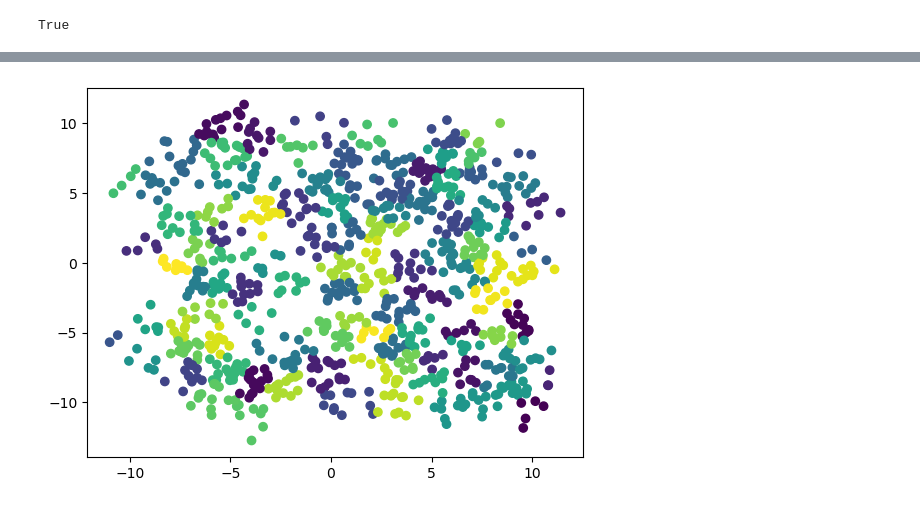
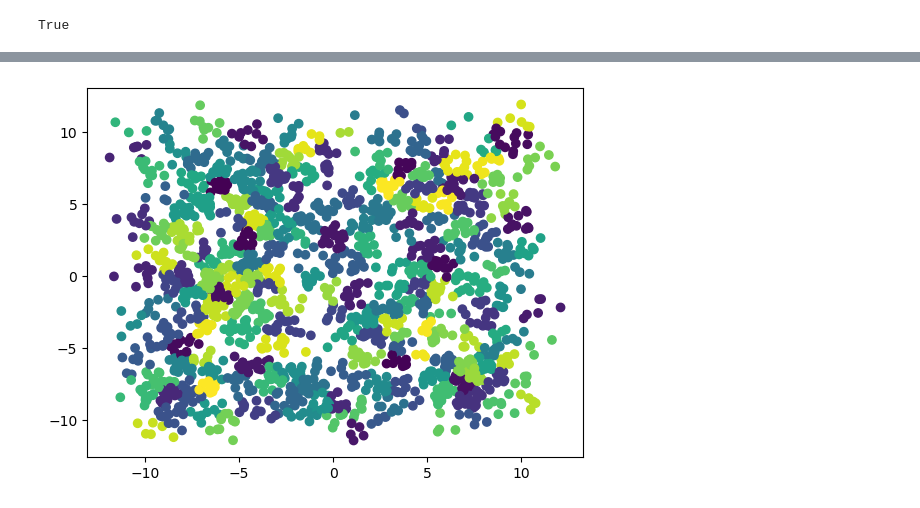
Before and after one commit to bauxn/kernel-kmeans, a Jupyter notebook: demo.ipynb, the cells around one changed output, grey strips where cells are left out. Cells and saved outputs as stored; diff of their text form; code cells hidden in the pictures.

```diff
--- a/demo.ipynb
+++ b/demo.ipynb
@@ -778,8 +755,8 @@ seed = 0
 tol = 1e-4
 inits= 3
 initmethod = "kmeans++"
-kkml =  KKMeans(n_clusters = n_c, verbose = True, init =initmethod, kernel = "linear", seed=seed, tol=tol, n_init=inits, q_metric="inertia", algorithm="lloyd")
-kkme =  KKMeans(n_clusters = n_c, verbose = True, init =initmethod, kernel = "linear", seed=seed, tol=tol, n_init=inits, q_metric="inertia", algorithm="elkan")
+kkml =  KKMeans(n_clusters = n_c, verbose = True, init =initmethod, kernel = "linear", rng=seed, tol=tol, n_init=inits, q_metric="inertia", algorithm="lloyd")
+kkme =  KKMeans(n_clusters = n_c, verbose = True, init =initmethod, kernel = "linear", rng=seed, tol=tol, n_init=inits, q_metric="inertia", algorithm="elkan")
 # %%
 start = time()
 kkml.fit(x)
@@ -835,15 +812,15 @@ print(all(kkme.labels == kkml.labels))
 # %% [output]
 True
 # %%
-iter = 100
+iter = 20
 elkan_store = []
 lloyd_store = []
 
-n_c = 100
-size = 1000
+n_c = 200
+size = 2000
 
 tol = 1e-4
-inits= 1
+inits= 3
 initmethod = "kmeans++"
 verb = False
 max_iter = 100
@@ -852,8 +829,8 @@ for i in range(iter):
     print(i)
     x, labels, centers = make_blobs(size, centers=n_c, return_centers = True, random_state = i, n_features = 2)
 
-    kkml =  KKMeans(n_clusters = n_c, verbose=verb, init =initmethod, kernel = "linear", seed=i, tol=tol, n_init=inits, q_metric="inertia", algorithm="lloyd", max_iter=max_iter)
-    kkme =  KKMeans(n_clusters = n_c, verbose=verb, init =initmethod, kernel = "linear", seed=i, tol=tol, n_init=inits, q_metric="inertia", algorithm="elkan", max_iter = max_iter)
+    kkml =  KKMeans(n_clusters = n_c, verbose=verb, init =initmethod, kernel = "linear", rng=i, tol=tol, n_init=inits, q_metric="inertia", algorithm="lloyd", max_iter=max_iter)
+    kkme =  KKMeans(n_clusters = n_c, verbose=verb, init =initmethod, kernel = "linear", rng=i, tol=tol, n_init=inits, q_metric="inertia", algorithm="elkan", max_iter = max_iter)
 
     start = time()
     kkml.fit(x)
@@ -863,8 +840,8 @@ for i in range(iter):
     kkme.fit(x)
     end = time()
     elkan_store.append(end - start)
-    assert(np.isclose(kkml.quality, kkme.quality))
-    assert(all(kkml.labels == kkme.labels))
+    assert(np.isclose(kkml.quality_, kkme.quality_))
+    assert(all(kkml.labels_ == kkme.labels_))
 
 print(sum(elkan_store)/len(elkan_store))
 print(sum(lloyd_store)/len(lloyd_store))
@@ -895,4 +872,4 @@ print(sum(lloyd_store)/len(lloyd_store))
 # %%
-visualize(x, kkml.labels)
+visualize(x, kkml.labels_)
 # %% [output]
-[figure, old version]
+[figure, new version]
```
Also changed, not shown: parts of 15 cells of this notebook, 7 other files.
